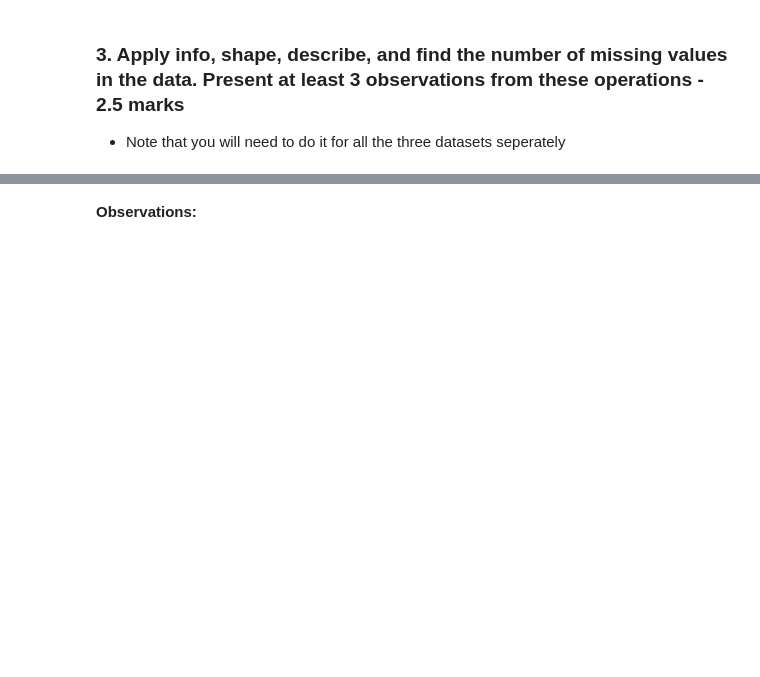
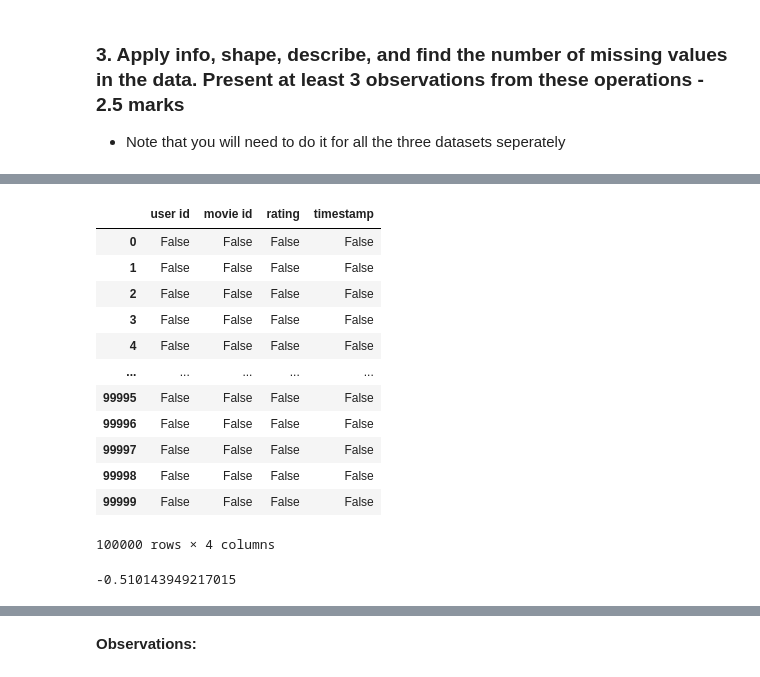
Before and after one commit to Oris-DevOps/AI_ML-MovieLens-Data-Analysis, a Jupyter notebook: MovieLens_Project_Question_Notebook.ipynb, the cells around one changed output, grey strips where cells are left out. Drawn from its saved outputs; the diff is of its cells as text; code cells hidden in the pictures; blank space fills up the shorter version.

```diff
--- a/MovieLens_Project_Question_Notebook.ipynb
+++ b/MovieLens_Project_Question_Notebook.ipynb
@@ -95,0 +142,20 @@ userData= pd.read_csv(pathU)
+# %%
+ratingDf.isna()
+# %% [output]
+|  | user id | movie id | rating | timestamp |
+| 0 | False | False | False | False |
+| 1 | False | False | False | False |
+| 2 | False | False | False | False |
+| 3 | False | False | False | False |
+| 4 | False | False | False | False |
+| ... | ... | ... | ... | ... |
+| 99995 | False | False | False | False |
+| 99996 | False | False | False | False |
+| 99997 | False | False | False | False |
+| 99998 | False | False | False | False |
+| 99999 | False | False | False | False |
+100000 rows × 4 columns
+# %%
+ratingDf['rating'].skew()
+# %% [output]
+-0.510143949217015
```
Also changed, not shown: parts of 13 cells of this notebook.
